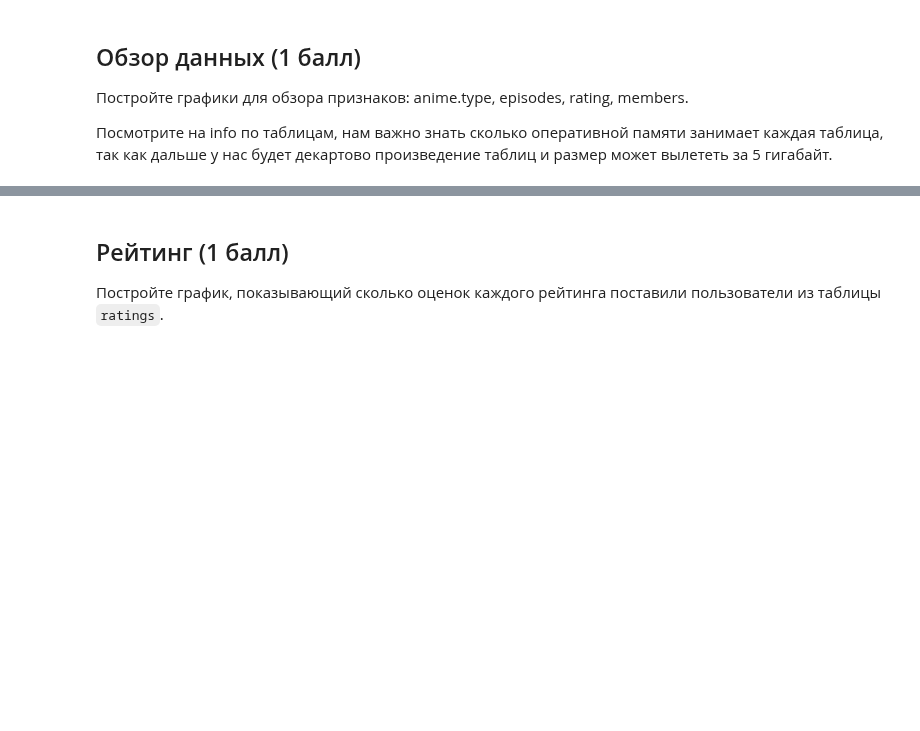
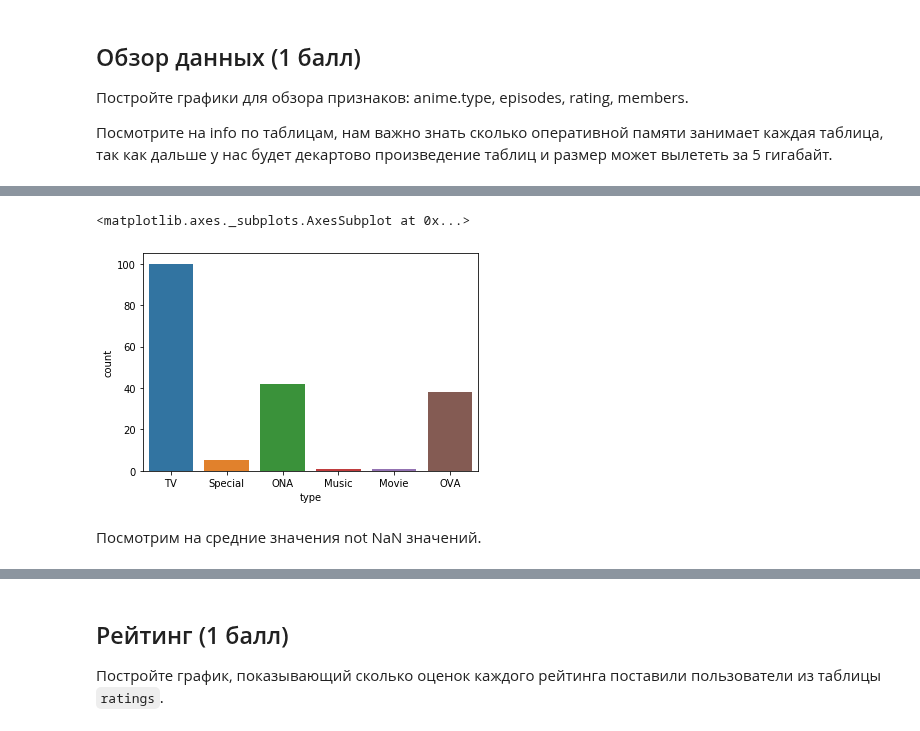
Before and after one commit to D7nis/Course-ML-Classic, a Jupyter notebook: Practice/3. Кластеризация. Рекомендательные системы/03-clustering_DDA.ipynb, the cells around one changed output, grey strips where cells are left out. Cells and saved outputs as stored; diff of their text form; code cells hidden in the pictures; blank space fills up the shorter version.

```diff
--- a/Practice/3. Кластеризация. Рекомендательные системы/03-clustering_DDA.ipynb
+++ b/Practice/3. Кластеризация. Рекомендательные системы/03-clustering_DDA.ipynb
@@ -90,0 +158,7 @@ ratings.head()
+# %%
+sns.countplot(anime[anime.episodes.isna()]['type'])
+# %% [output]
+<matplotlib.axes._subplots.AxesSubplot at 0x...>
+[figure, added]
+# %% [markdown]
+Посмотрим на средние значения not NaN значений.
```
Also changed, not shown: parts of 15 cells of this notebook.
